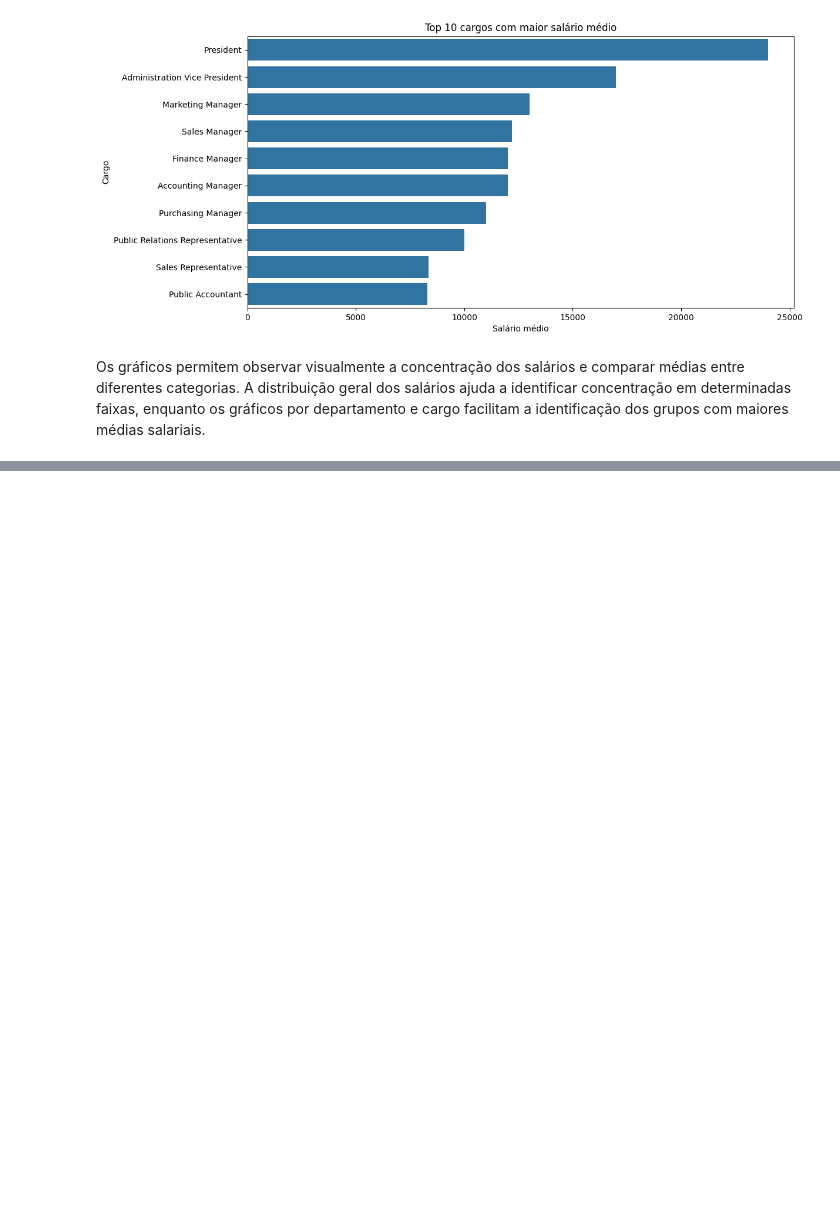
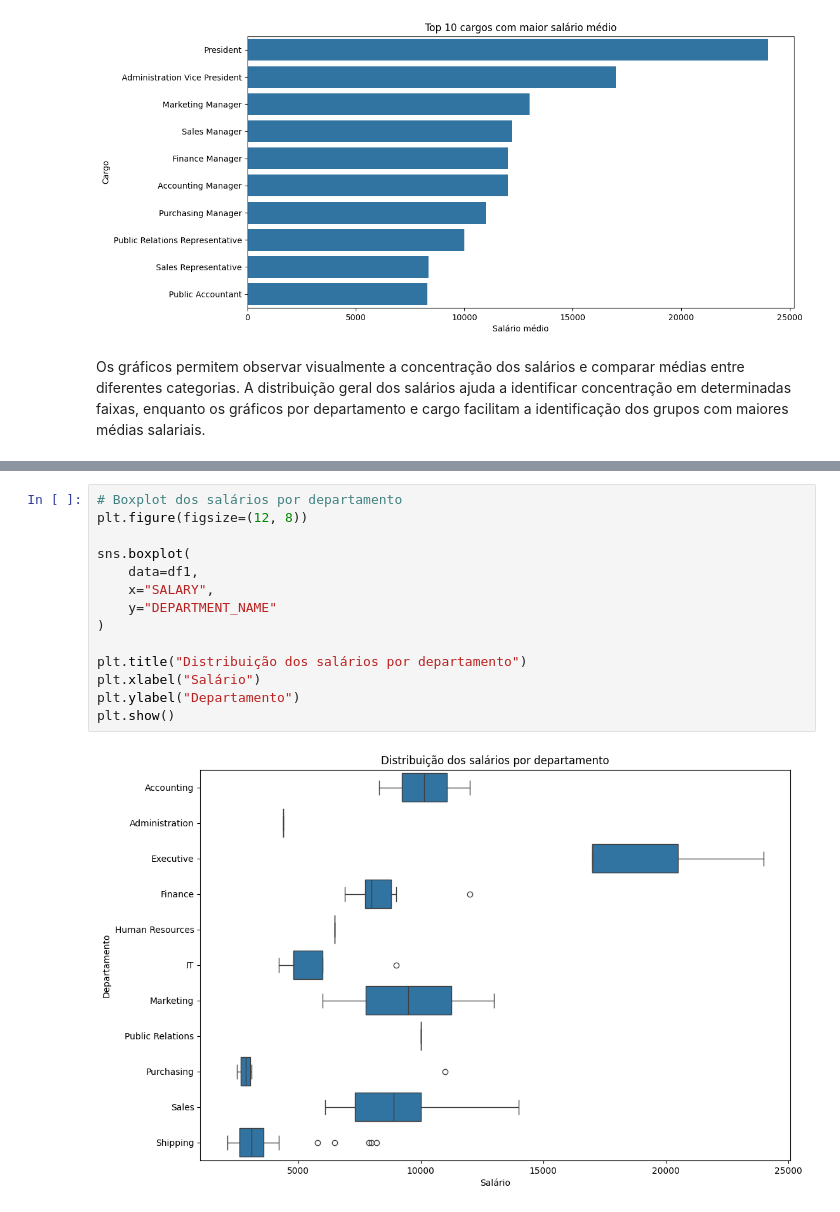
Before and after one commit to samuelbucco/Projeto_Final_Modulo_01_SCTEC, a Jupyter notebook: notebooks/analise_rh.ipynb, the cells around one changed output, grey strips where cells are left out. Drawn from its saved outputs; the diff is of its cells as text; blank space fills up the shorter version.

```diff
--- a/notebooks/analise_rh.ipynb
+++ b/notebooks/analise_rh.ipynb
@@ -400,0 +450,16 @@ Os gráficos permitem observar visualmente a concentração dos salários e comp
+# %%
+# Boxplot dos salários por departamento
+plt.figure(figsize=(12, 8))
+
+sns.boxplot(
+    data=df1,
+    x="SALARY",
+    y="DEPARTMENT_NAME"
+)
+
+plt.title("Distribuição dos salários por departamento")
+plt.xlabel("Salário")
+plt.ylabel("Departamento")
+plt.show()
+# %% [output]
+[figure, added]
```
Also changed, not shown: parts of 10 cells of this notebook.
